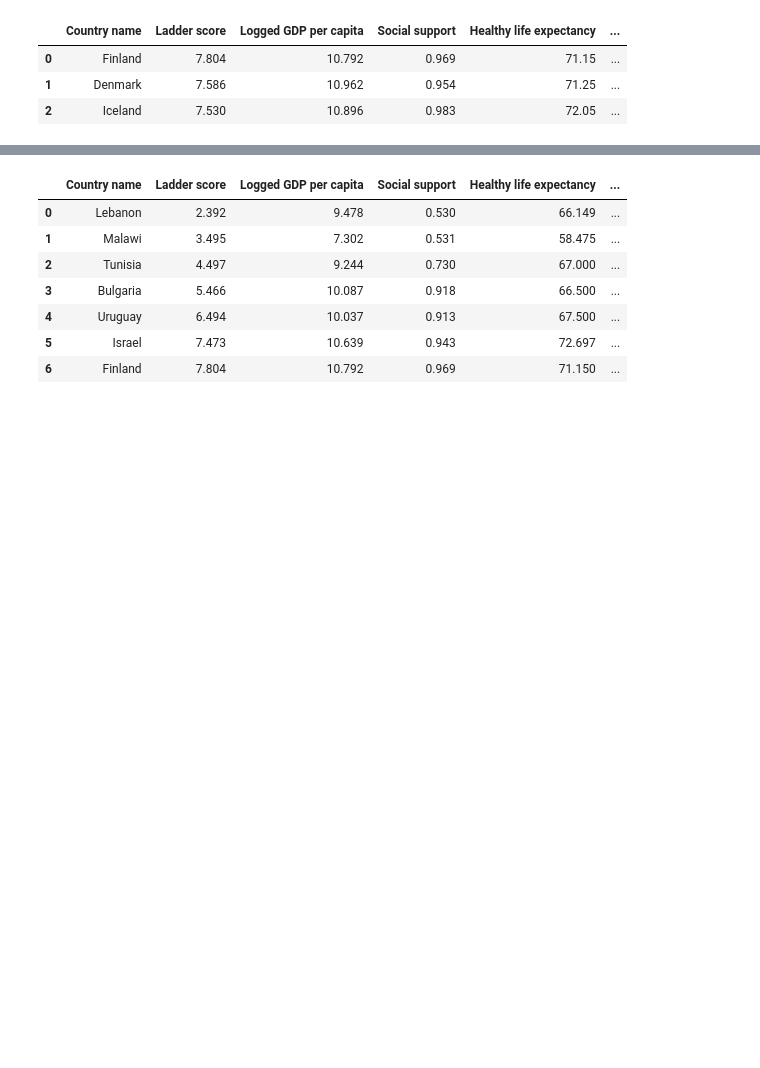
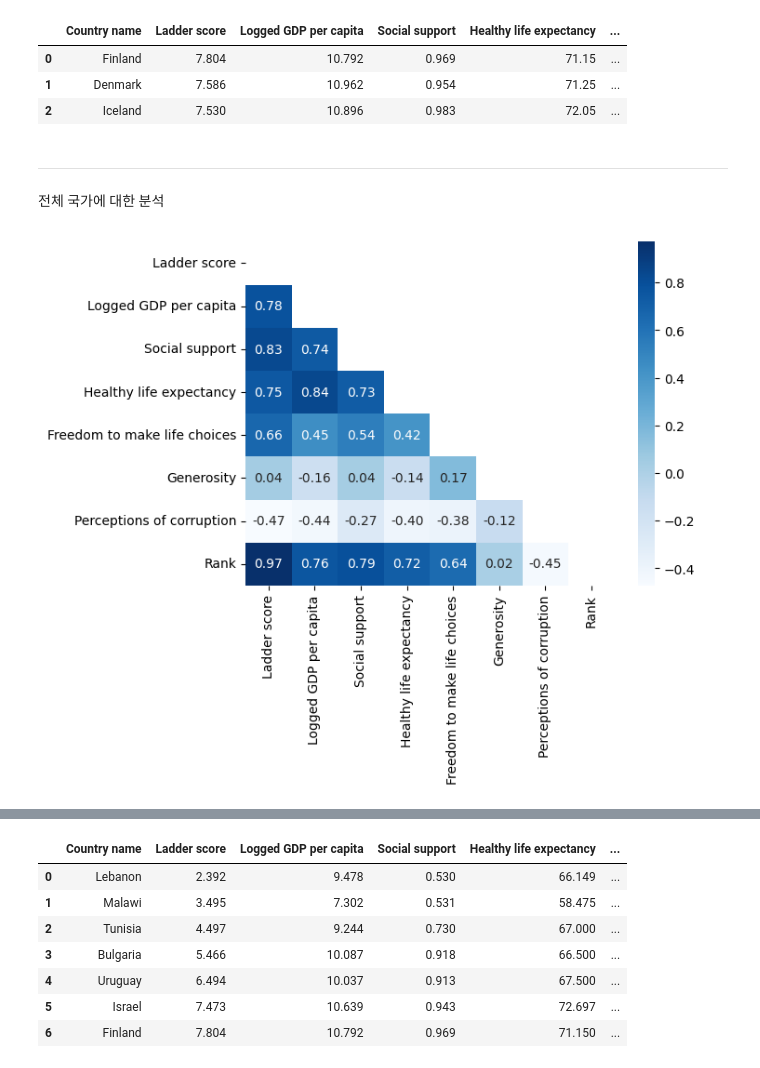
Before and after one commit to baekinwon/Python-study, a Jupyter notebook: World_Happinese_Record.ipynb, the cells around one changed output, grey strips where cells are left out. Drawn from its saved outputs; the diff is of its cells as text; code cells hidden in the pictures; blank space fills up the shorter version.

```diff
--- a/World_Happinese_Record.ipynb
+++ b/World_Happinese_Record.ipynb
@@ -89,3 +89,16 @@ df.head(3)
 | 0 | Finland | 7.804 | 10.792 | 0.969 | 71.15 | ... |
 | 1 | Denmark | 7.586 | 10.962 | 0.954 | 71.25 | ... |
 | 2 | Iceland | 7.530 | 10.896 | 0.983 | 72.05 | ... |
+# %% [markdown]
+
+
+---
+
+전체 국가에 대한 분석
+# %%
+# 상관관계 확인
+mask = np.triu(np.ones_like(df.corr()))
+sns.heatmap(data = df.corr(),annot=True, fmt = '.2f',cmap='Blues',mask = mask)
+plt.show()
+# %% [output]
+[figure, added]
```
Also changed, not shown: parts of 22 cells of this notebook.
